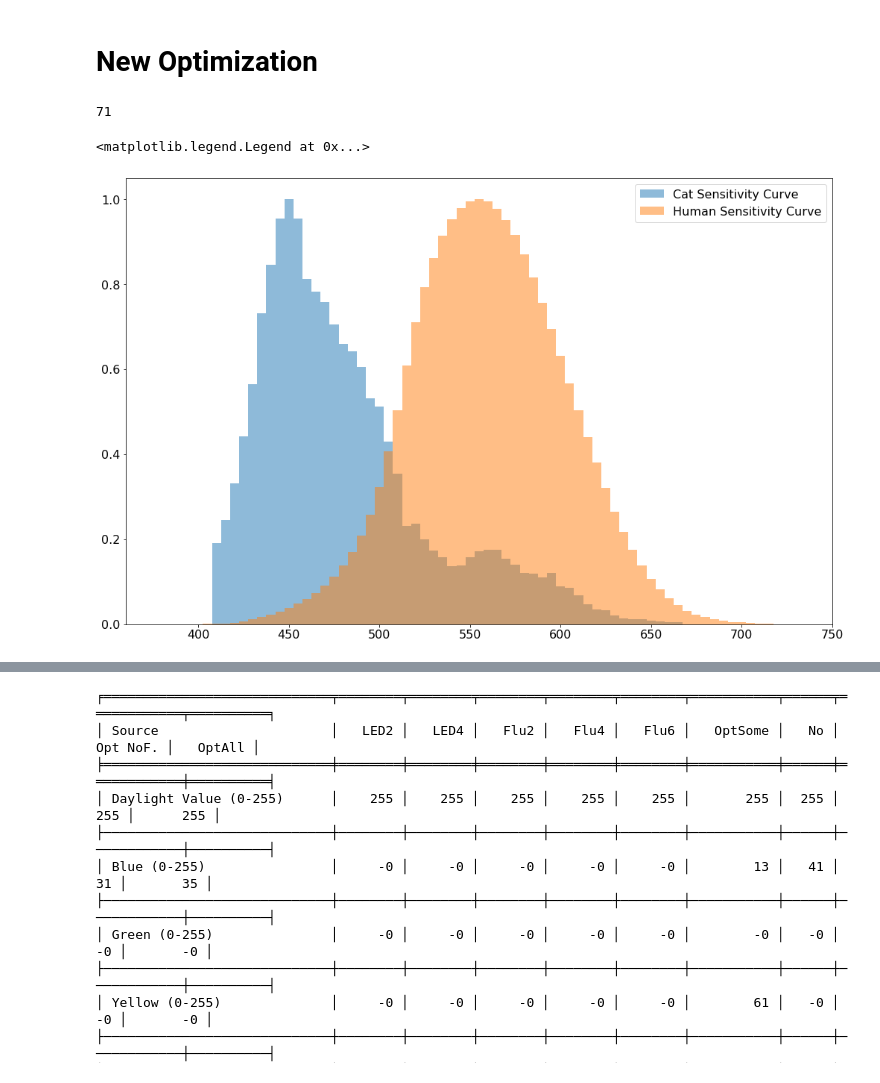
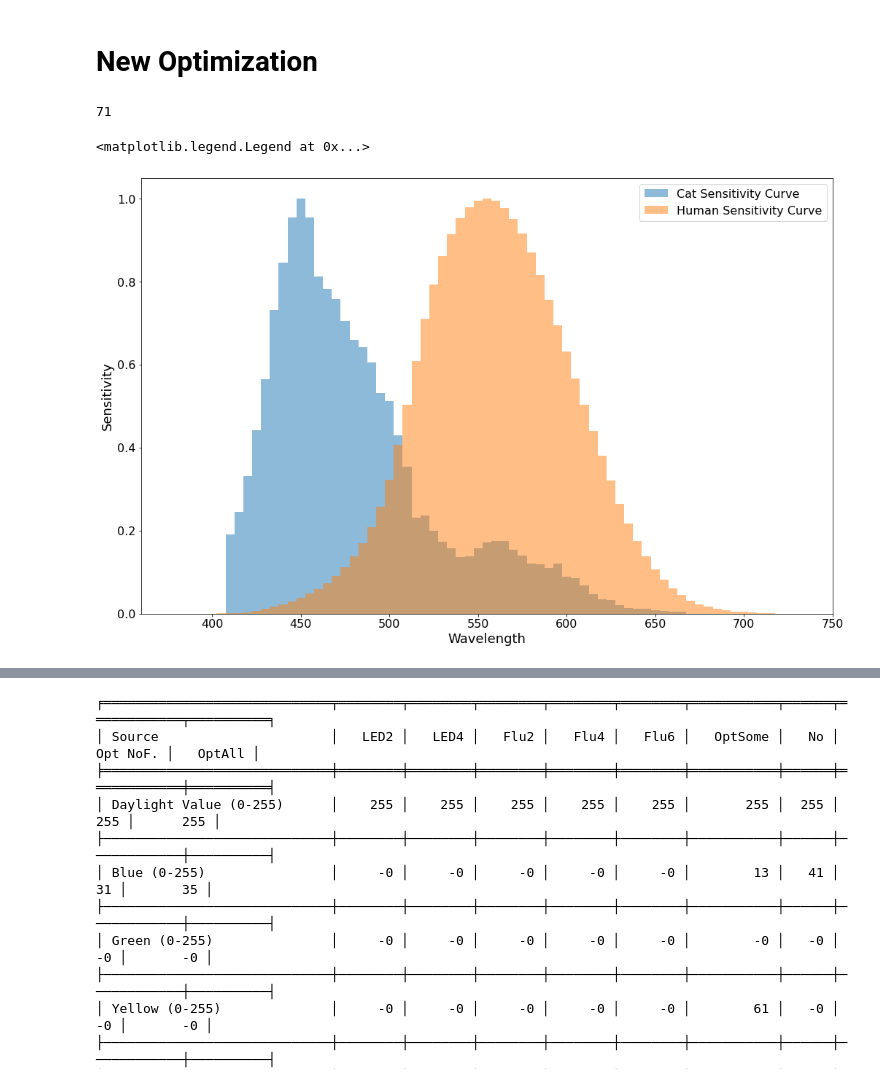
Before and after one commit to kendall-b/animalshelters, a Jupyter notebook: animal shelters.ipynb, the cells around one changed output, grey strips where cells are left out. Cells and saved outputs as stored; diff of their text form; code cells hidden in the pictures.

```diff
--- a/animal shelters.ipynb
+++ b/animal shelters.ipynb
@@ -168,22 +168,24 @@ llgreen = llgreen*(min_a/sum(llgreen_a))
 llcyan = llcyan*(min_a/sum(llcyan_a))
 llblue = llblue*(min_a/sum(llblue_a))
 llindigo = llindigo*(min_a/sum(llindigo_a))
-# %%
-len(wavelengths)
-# %% [output]
-71
-# %%
-width = []
-for n in range((len(wavelengths))-1):
-    width += [wavelengths[n+1]-wavelengths[n]]
-width+= [5]
-fig, ax = plt.subplots(figsize=(17,11))
-ax.bar(wavelengths, upper, width, alpha=0.5, label="Cat Sensitivity Curve")
-ax.bar(wavelengths, visual, width, alpha=0.5, label="Human Sensitivity Curve")
-plt.legend(loc="upper right")
-# %% [output]
-<matplotlib.legend.Legend at 0x...>
-[figure, removed]
+# %%
+len(wavelengths)
+# %% [output]
+71
+# %%
+width = []
+for n in range((len(wavelengths))-1):
+    width += [wavelengths[n+1]-wavelengths[n]]
+width+= [5]
+fig, ax = plt.subplots(figsize=(17,11))
+ax.bar(wavelengths, upper, width, alpha=0.5, label="Cat Sensitivity Curve")
+ax.bar(wavelengths, visual, width, alpha=0.5, label="Human Sensitivity Curve")
+ax.set_ylabel('Sensitivity')
+ax.set_xlabel('Wavelength')
+plt.legend(loc="upper right")
+# %% [output]
+<matplotlib.legend.Legend at 0x...>
+[figure, added]
 # %%
 # inputs
 color = color19 # color# from chart above
```
Also changed, not shown: parts of 2 cells of this notebook.
